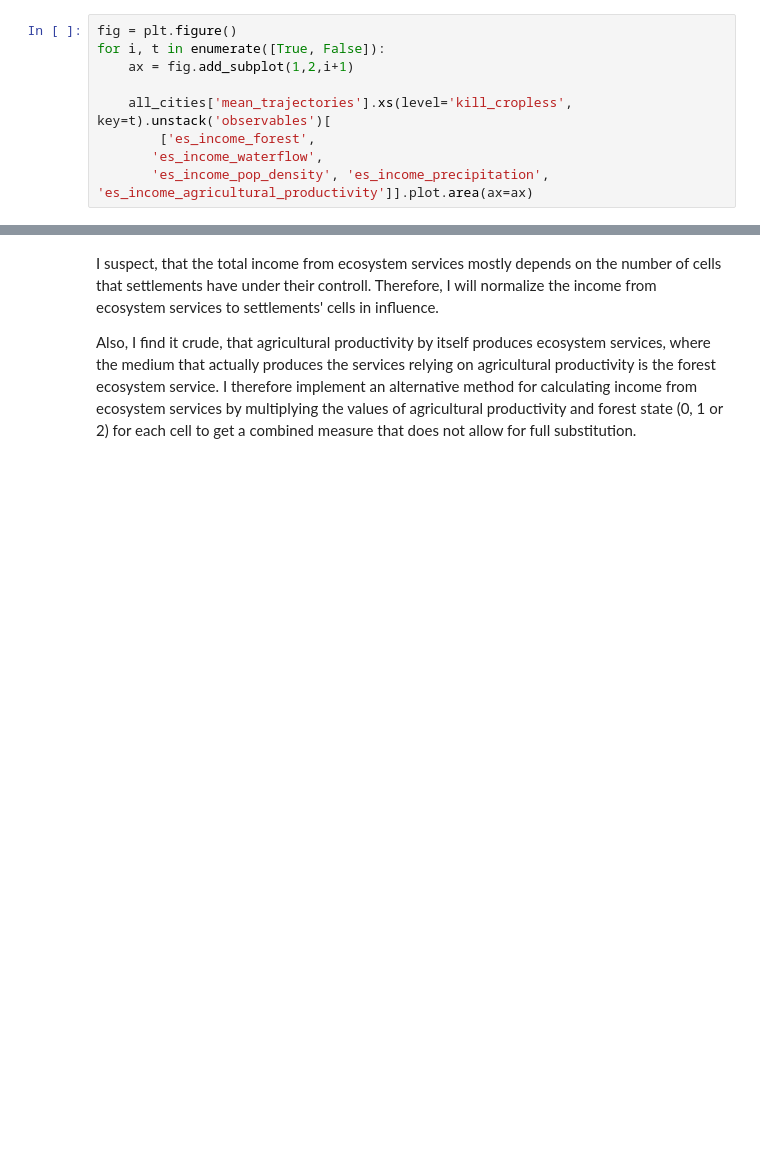
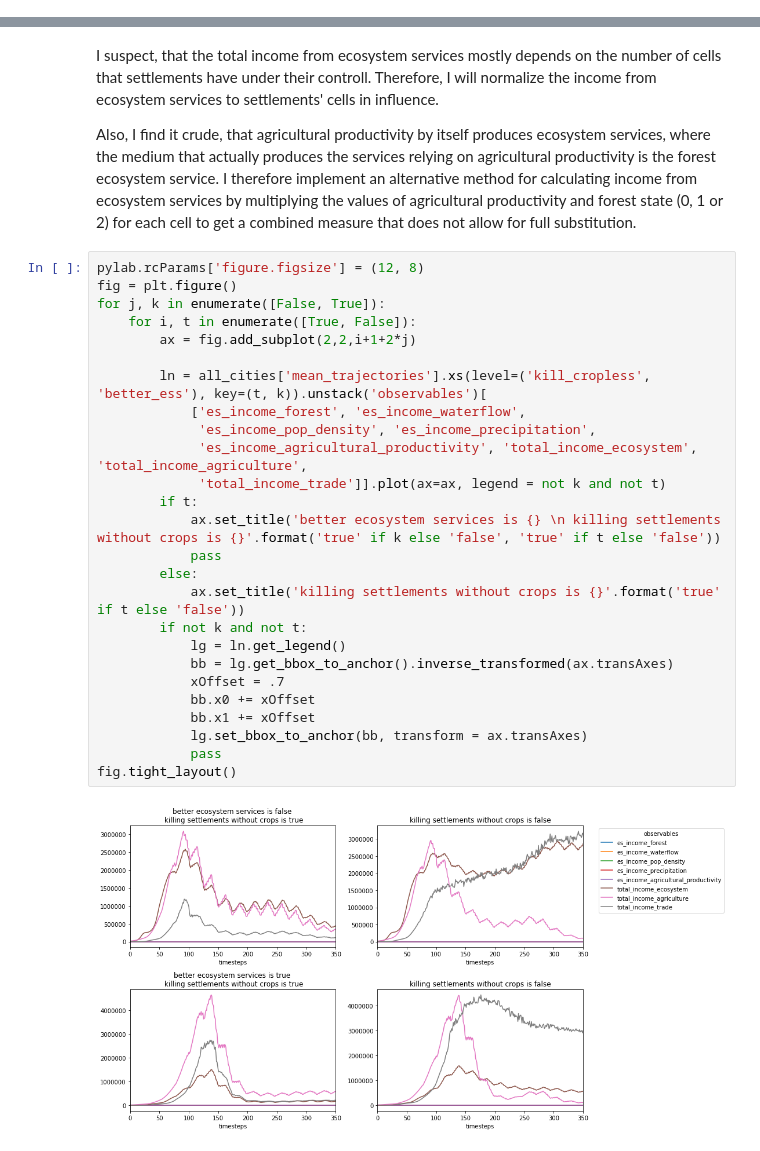
Before and after one commit to jakobkolb/Mayasim, a Jupyter notebook: Evaluation_Notebooks/X4_indepth_study_of_ecosystem_services.ipynb, the cells around one changed output, grey strips where cells are left out. Saved outputs shown, nothing was run; the diff lists cells and outputs as text; blank space fills up the shorter version.

Commit message:
asserted positivity of forest state, updated evaluation notebooks

```diff
--- a/Evaluation_Notebooks/X4_indepth_study_of_ecosystem_services.ipynb
+++ b/Evaluation_Notebooks/X4_indepth_study_of_ecosystem_services.ipynb
@@ -57,12 +59,3 @@ all_cities['mean_trajectories'].xs(level='observables', key='mean_waterflow').un
 Then look at the income from different parts of the ecosystem.
 
 In the income from ecosystem services the decline in the forest state is not so clearly visible. And especially in the condition with settlements without agriculture staying alive, the income from forest increases, even while the forest stays declined.
-# %%
-fig = plt.figure()
-for i, t in enumerate([True, False]):
-    ax = fig.add_subplot(1,2,i+1)
-
-    all_cities['mean_trajectories'].xs(level='kill_cropless', key=t).unstack('observables')[
-        ['es_income_forest',
-       'es_income_waterflow',
-       'es_income_pop_density', 'es_income_precipitation', 'es_income_agricultural_productivity']].plot.area(ax=ax)
@@ -72,3 +63,31 @@ for i, t in enumerate([True, False]):
 I suspect, that the total income from ecosystem services mostly depends on the number of cells that settlements have under their controll. Therefore, I will normalize the income from ecosystem services to settlements' cells in influence.
 
 Also, I find it crude, that agricultural productivity by itself produces ecosystem services, where the medium that actually produces the services relying on agricultural productivity is the forest ecosystem service. I therefore implement an alternative method for calculating income from ecosystem services by multiplying the values of agricultural productivity and forest state (0, 1 or 2) for each cell to get a combined measure that does not allow for full substitution.
+# %%
+pylab.rcParams['figure.figsize'] = (12, 8)
+fig = plt.figure()
+for j, k in enumerate([False, True]):
+    for i, t in enumerate([True, False]):
+        ax = fig.add_subplot(2,2,i+1+2*j)
+
+        ln = all_cities['mean_trajectories'].xs(level=('kill_cropless', 'better_ess'), key=(t, k)).unstack('observables')[
+            ['es_income_forest', 'es_income_waterflow',
+             'es_income_pop_density', 'es_income_precipitation',
+             'es_income_agricultural_productivity', 'total_income_ecosystem', 'total_income_agriculture',
+             'total_income_trade']].plot(ax=ax, legend = not k and not t)
+        if t:
+            ax.set_title('better ecosystem services is {} \n killing settlements without crops is {}'.format('true' if k else 'false', 'true' if t else 'false'))
+            pass
+        else:
+            ax.set_title('killing settlements without crops is {}'.format('true' if t else 'false'))
+        if not k and not t:
+            lg = ln.get_legend()
+            bb = lg.get_bbox_to_anchor().inverse_transformed(ax.transAxes)
+            xOffset = .7
+            bb.x0 += xOffset
+            bb.x1 += xOffset
+            lg.set_bbox_to_anchor(bb, transform = ax.transAxes)
+            pass
+fig.tight_layout()
+# %% [output]
+[figure, added]
```
Also changed, not shown: parts of 4 cells of this notebook, 4 other files.
